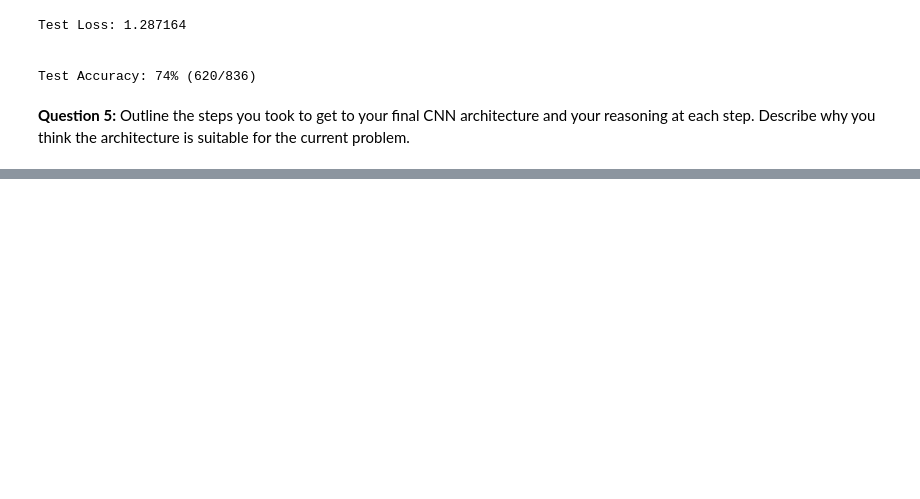
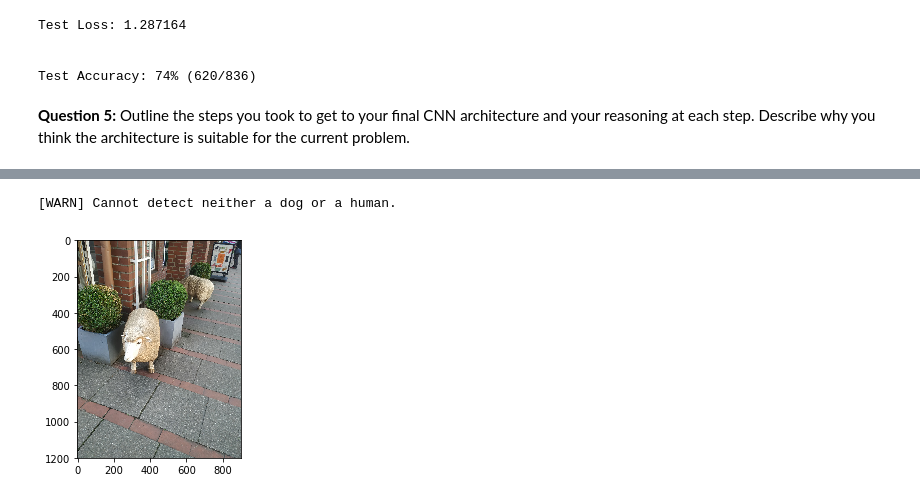
Before and after one commit to heschmat/deep-learning-projects, a Jupyter notebook: cnn-dog-breed-classifier/dog_app.ipynb, the cells around one changed output, grey strips where cells are left out. Saved outputs shown, nothing was run; the diff lists cells and outputs as text; code cells hidden in the pictures; blank space fills up the shorter version.

```diff
--- a/cnn-dog-breed-classifier/dog_app.ipynb
+++ b/cnn-dog-breed-classifier/dog_app.ipynb
@@ -914,0 +961,5 @@ for file in np.hstack((human_files[:3], dog_files[:3])):
+# %%
+run_app('images/sheepsheep.jpg')
+# %% [output]
+[WARN] Cannot detect neither a dog or a human.
+[figure, added]
```
Also changed, not shown: parts of 55 cells of this notebook, 12 other files.
